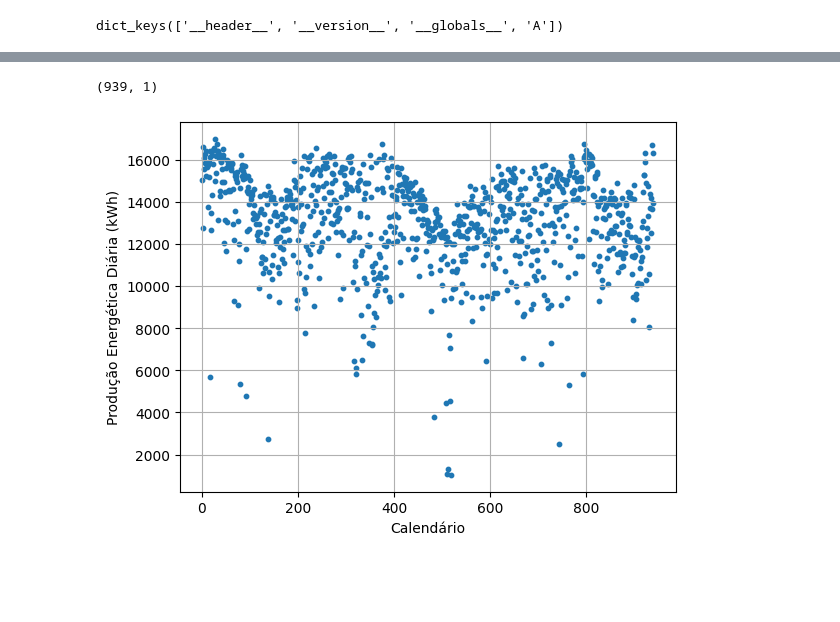
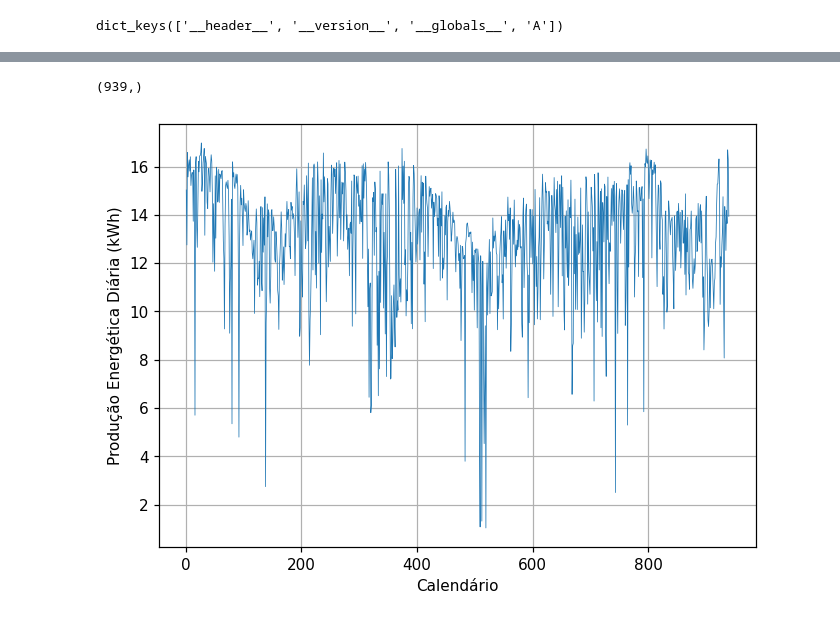
Before and after one commit to victorgmsds/IA_atv2, a Jupyter notebook: atv2.ipynb, the cells around one changed output, grey strips where cells are left out. Saved outputs shown, nothing was run; the diff lists cells and outputs as text; code cells hidden in the pictures; blank space fills up the shorter version.

```diff
--- a/atv2.ipynb
+++ b/atv2.ipynb
@@ -47,14 +47,15 @@ print(dados['A'].shape)
 (939, 1)
 # %%
 x = np.arange(1, len(dados['A']) + 1)
-y = np.array(dados['A'])
+y = np.array(dados['A']/1000).flatten()
 y.shape
 # %% [output]
-(939, 1)
+(939,)
 # %%
-plt.plot(x, y, s=10)
+plt.figure(figsize=(7, 5), dpi=110)
+plt.plot(x, y, linewidth=0.5)
 plt.xlabel("Calendário")
 plt.ylabel("Produção Energética Diária (kWh)")
 plt.grid()
 # %% [output]
-[figure, old version]
+[figure, new version]
```
Also changed, not shown: parts of 3 cells of this notebook.
